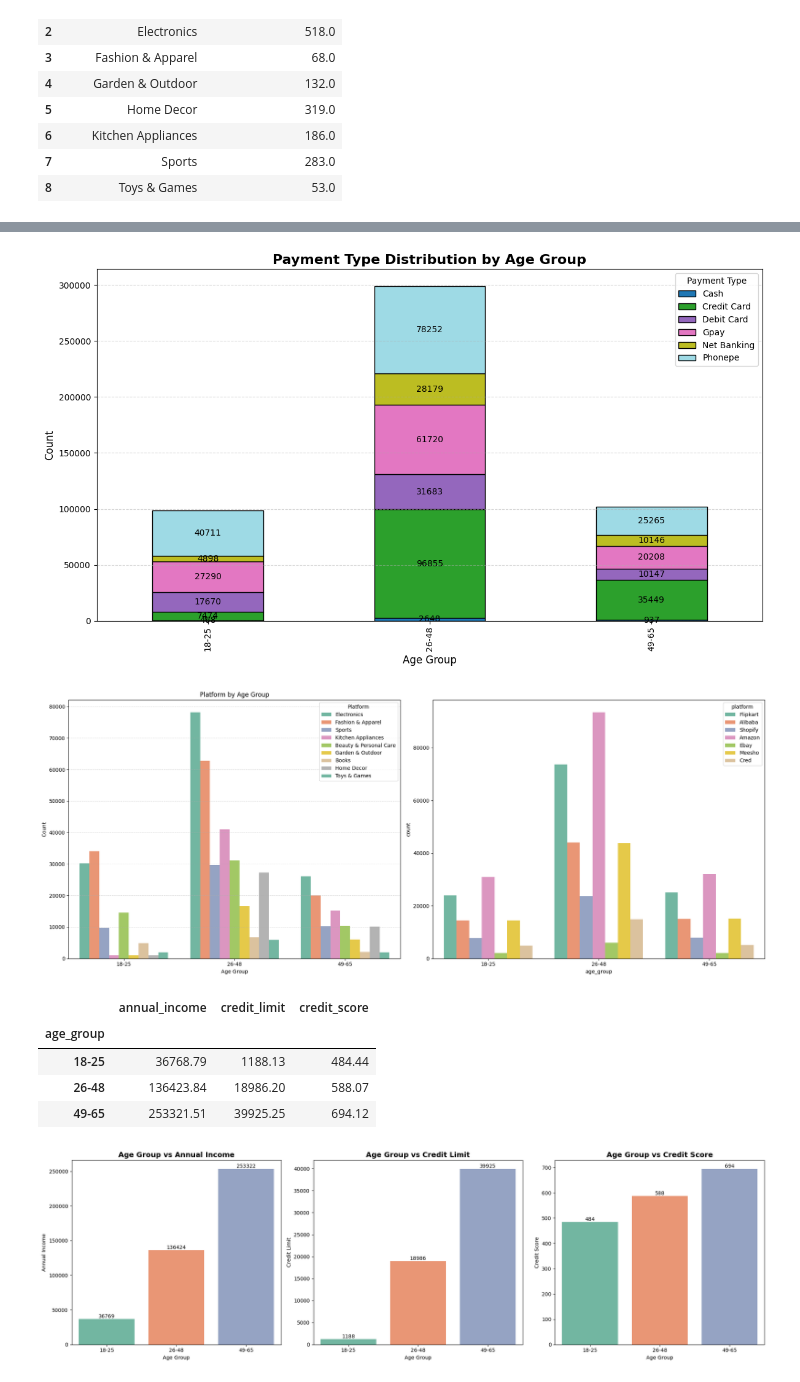
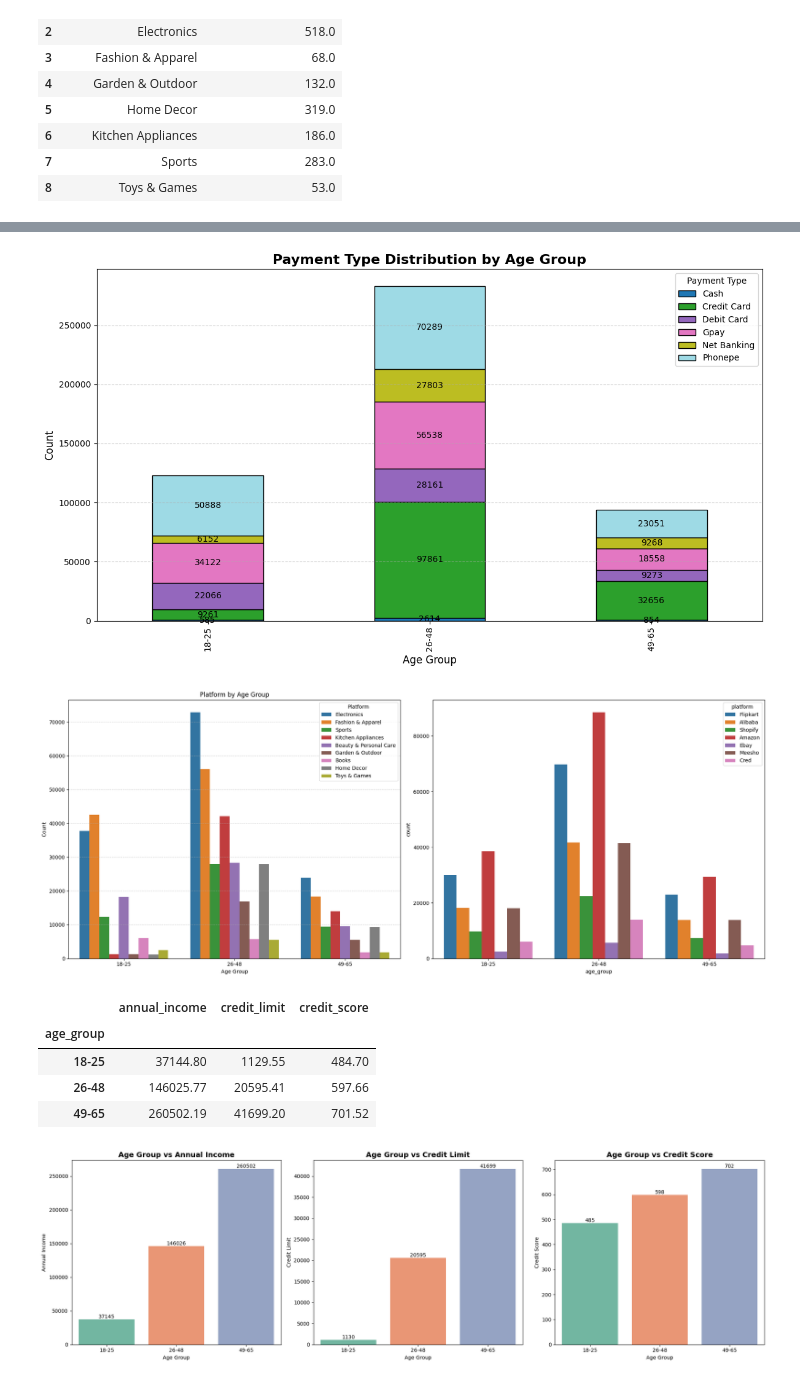
Before and after one commit to azammustafa66/Atliqo-Bank-Hypothesis-Testing, a Jupyter notebook: Data Cleaning.ipynb, the cells around one changed output, grey strips where cells are left out. Drawn from its saved outputs; the diff is of its cells as text; code cells hidden in the pictures.

```diff
--- a/Data Cleaning.ipynb
+++ b/Data Cleaning.ipynb
@@ -399,9 +396,7 @@ df_customers[df_customers["age"] == 110]
 # %%
 bins = [17, 25, 48, 65]
 labels = ["18-25", "26-48", "49-65"]
-df_customers["age_group"] = pd.cut(
-    df_customers["age"], bins=bins, labels=labels, right=False
-)
+df_customers["age_group"] = pd.cut(df_customers["age"], bins=bins, labels=labels)
 
 df_customers[df_customers["age_group"].isnull()]
 # %% [output]
@@ -1091,7 +1040,7 @@ plt.grid(axis="y", linestyle="--", alpha=0.5)
 plt.tight_layout()
 plt.show()
 # %% [output]
-[figure, old version]
+[figure, new version]
 # %%
 fig, (ax1, ax2) = plt.subplots(nrows=1, ncols=2, figsize=(20, 8))
 
@@ -1116,7 +1065,7 @@ ax1.grid(axis="y", linestyle="--", alpha=0.5)
 plt.tight_layout()
 plt.show()
 # %% [output]
-[figure, old version]
+[figure, new version]
 # %%
 age_group_metrics = pd.merge(df_customers, df_credit_profiles, "inner", "cust_id")
 age_group_metrics = age_group_metrics.groupby("age_group", observed=True)[
@@ -1126,37 +1075,37 @@ age_group_metrics
 # %% [output]
 |  | annual_income | credit_limit | credit_score |
 | age_group |  |  |  |
-| 18-25 | 36768.79 | 1188.13 | 484.44 |
-| 26-48 | 136423.84 | 18986.20 | 588.07 |
-| 49-65 | 253321.51 | 39925.25 | 694.12 |
+| 18-25 | 37144.80 | 1129.55 | 484.70 |
+| 26-48 | 146025.77 | 20595.41 | 597.66 |
+| 49-65 | 260502.19 | 41699.20 | 701.52 |
 # %%
 metrics = ["annual_income", "credit_limit", "credit_score"]
 
 fig, axes = plt.subplots(1, 3, figsize=(20, 6))
 
 for i, metric in enumerate(metrics):
     ax = axes[i]
     sns.barplot(
         x=age_group_metrics.index,
         y=metric,
         data=age_group_metrics,
         ax=ax,
         hue=metric,
-        palette='Set2'
+        palette="Set2",
     )
     metric_title = metric.replace("_", " ").title()
     ax.set_title(f"Age Group vs {metric_title}", fontsize=14, fontweight="bold")
     ax.set_xlabel("Age Group")
     ax.set_ylabel(metric_title)
     ax.legend().remove()
 
     # Add bar labels
     for container in ax.containers:
         ax.bar_label(
             container, fmt="%.0f", label_type="edge", fontsize=10, color="black"
         )
 
 plt.tight_layout()
 plt.show()
 # %% [output]
-[figure, old version]
+[figure, new version]
```
Also changed, not shown: parts of 43 cells of this notebook, 1 other file.
